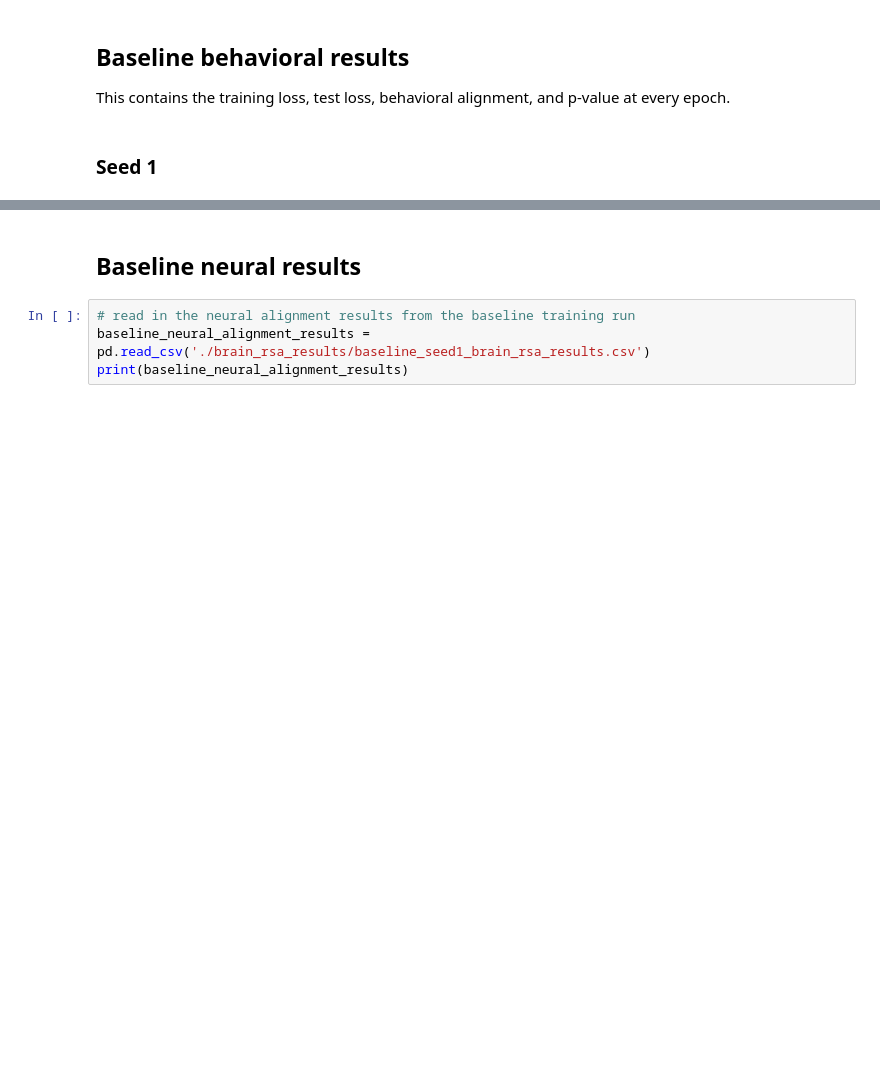
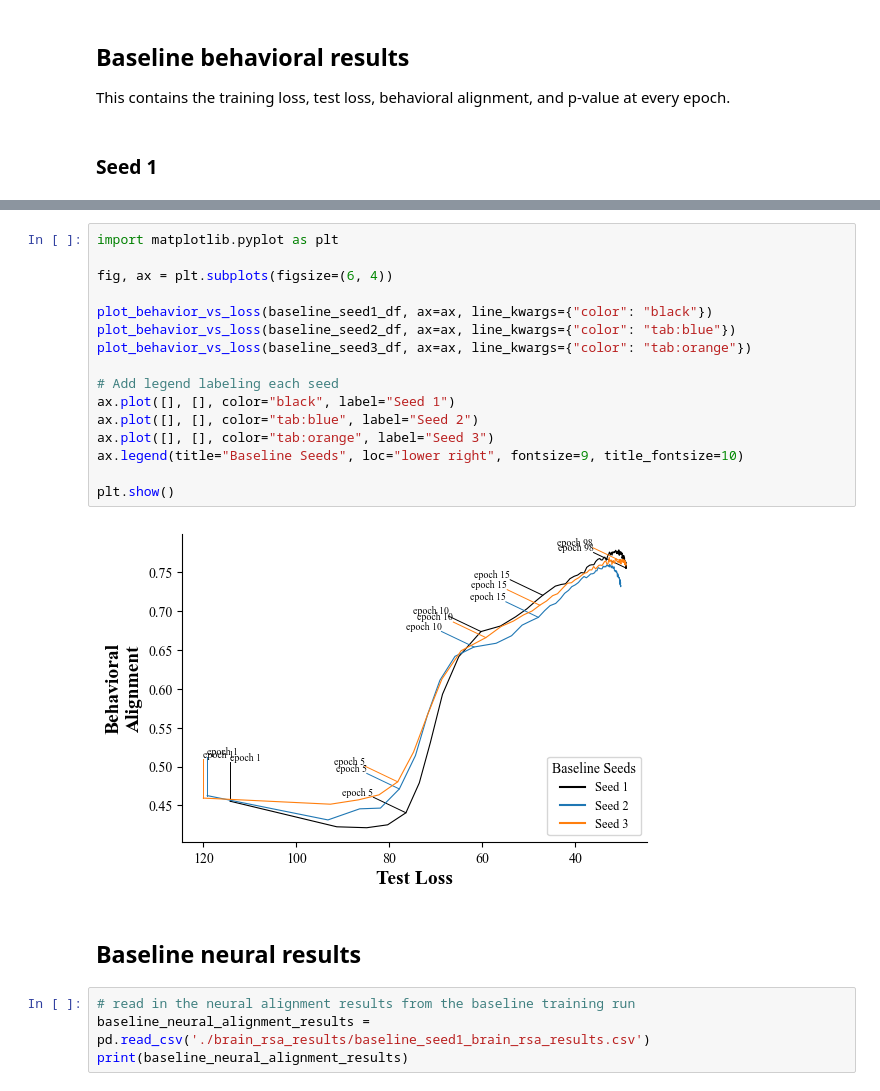
Before and after one commit to marrenj/cvpr_perturbations, a Jupyter notebook: notebooks/analysis_training_results.ipynb, the cells around one changed output, grey strips where cells are left out. Saved outputs shown, nothing was run; the diff lists cells and outputs as text; blank space fills up the shorter version.

```diff
--- a/notebooks/analysis_training_results.ipynb
+++ b/notebooks/analysis_training_results.ipynb
@@ -102,3 +81,21 @@ plt.show()
+# %%
+import matplotlib.pyplot as plt
+
+fig, ax = plt.subplots(figsize=(6, 4))
+
+plot_behavior_vs_loss(baseline_seed1_df, ax=ax, line_kwargs={"color": "black"})
+plot_behavior_vs_loss(baseline_seed2_df, ax=ax, line_kwargs={"color": "tab:blue"})
+plot_behavior_vs_loss(baseline_seed3_df, ax=ax, line_kwargs={"color": "tab:orange"})
+
+# Add legend labeling each seed
+ax.plot([], [], color="black", label="Seed 1")
+ax.plot([], [], color="tab:blue", label="Seed 2")
+ax.plot([], [], color="tab:orange", label="Seed 3")
+ax.legend(title="Baseline Seeds", loc="lower right", fontsize=9, title_fontsize=10)
+
+plt.show()
+# %% [output]
+[figure, added]
 # %% [markdown]
 ## Baseline neural results
 # %%
```
Also changed, not shown: parts of 10 cells of this notebook, 6 other files.
